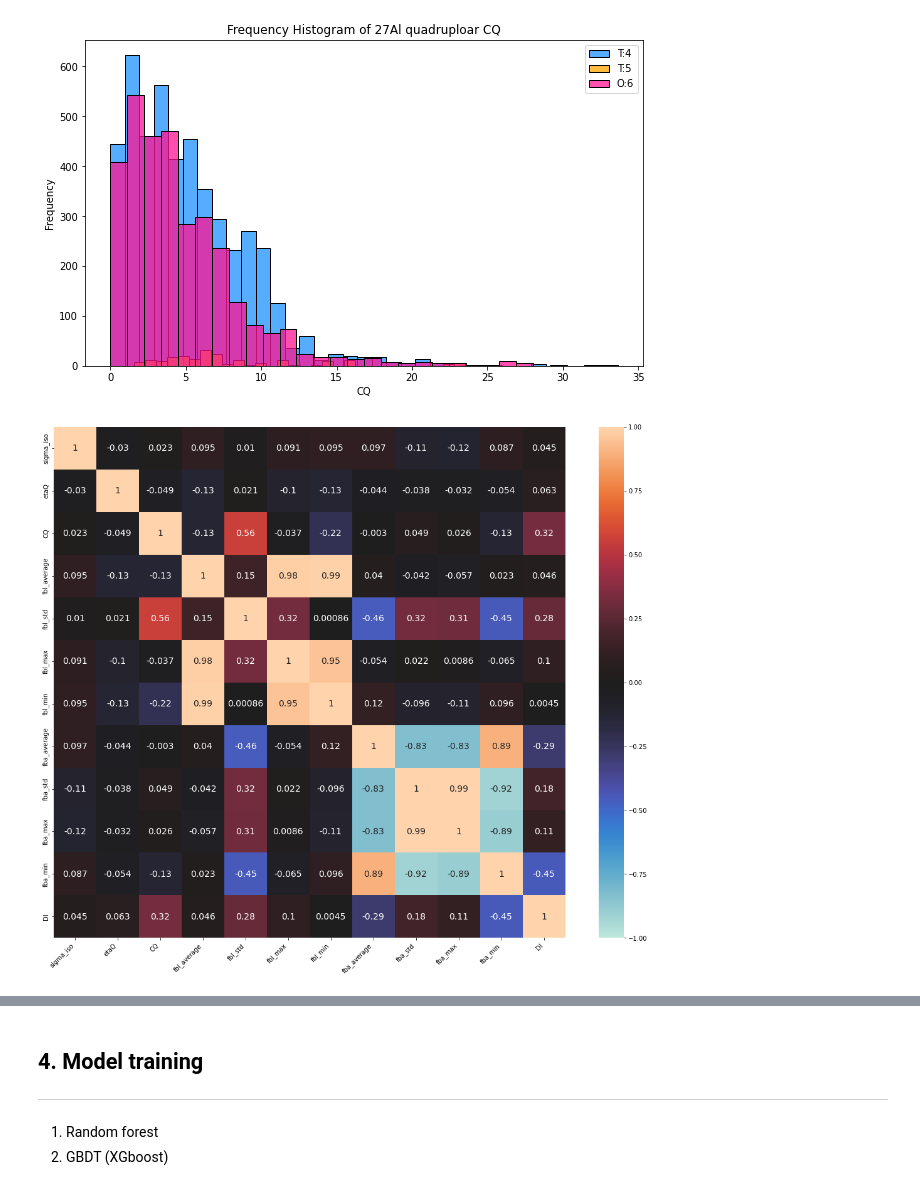
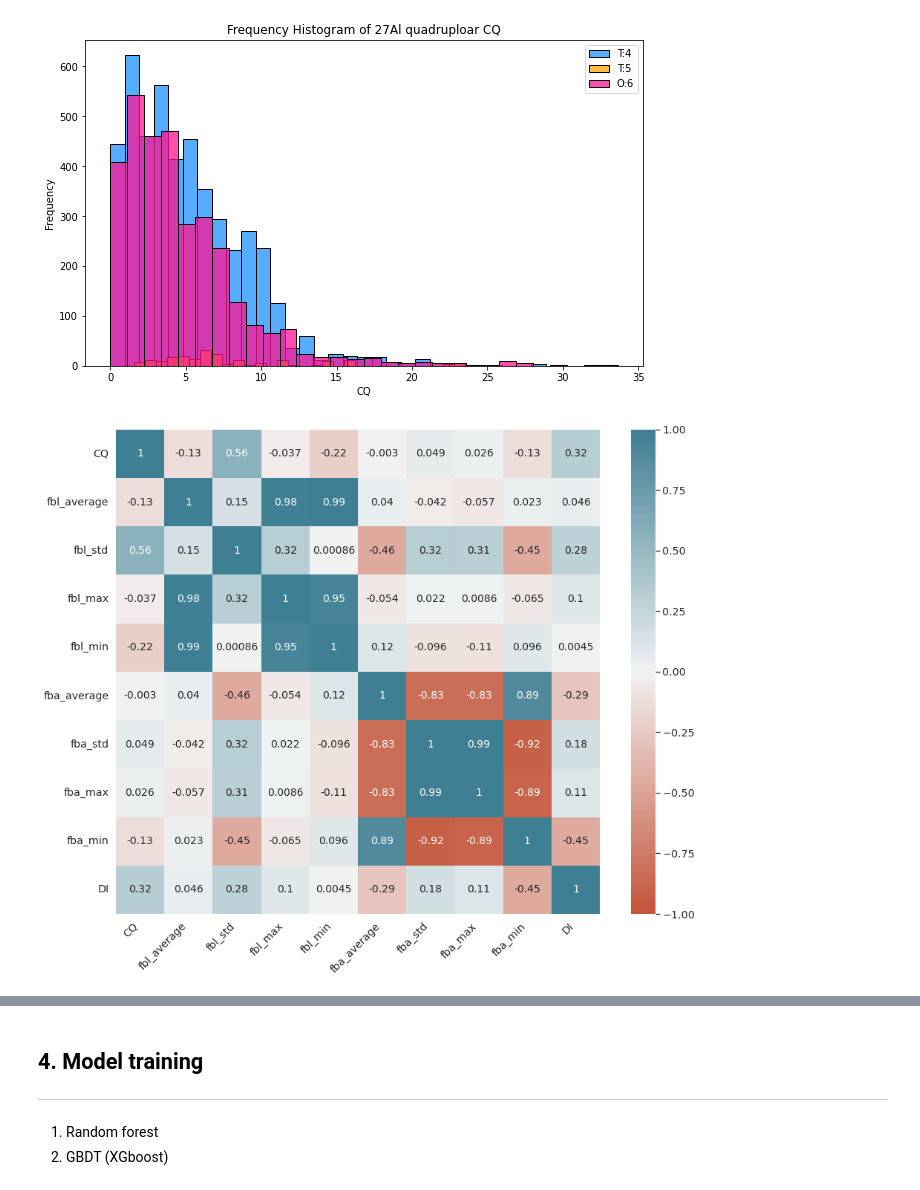
Before and after one commit to wushanyun64/27Al_CQ_prediction, a Jupyter notebook: Example_model_training.ipynb, the cells around one changed output, grey strips where cells are left out. Saved outputs shown, nothing was run; the diff lists cells and outputs as text; code cells hidden in the pictures.

```diff
--- a/Example_model_training.ipynb
+++ b/Example_model_training.ipynb
@@ -176,24 +176,28 @@ number of sites with T:4 is:  4696
 [figure]
 # %%
 # heat map of structural features
-corr = nmr_struc_data.rename(columns={'diso':'sigma_iso'}).loc[:, 'sigma_iso':"DI"].corr()
+corr = nmr_struc_data.rename(columns={'diso':'sigma_iso'}).loc[:, 'CQ':"DI"].corr()
 
-plt.figure(figsize=[19, 15])
+sns.set(font_scale=1.3)
+plt.figure(figsize=[15, 12])
 heat_map = sns.heatmap(
     corr,
     vmin=-1,
     vmax=1,
     center=0,
-    #     cmap=sns.diverging_palette(20, 220, n=200),
+    cmap=sns.diverging_palette(20, 220, n=200),
     square=True,
     annot=True,
     annot_kws={"size": 14},
 )
 heat_map.set_xticklabels(
     heat_map.get_xticklabels(), rotation=45, horizontalalignment="right"
 )
-sns.set(font_scale=1.5)
+heat_map.set_yticklabels(
+    heat_map.get_yticklabels(), rotation=0, horizontalalignment="right"
+)
+
 plt.savefig("./figures/27Al_color_map.png", format="png", bbox_inches="tight")
 plt.show()
 # %% [output]
-[figure, old version]
+[figure, new version]
```
Also changed, not shown: parts of 3 cells of this notebook, 2 other files.
